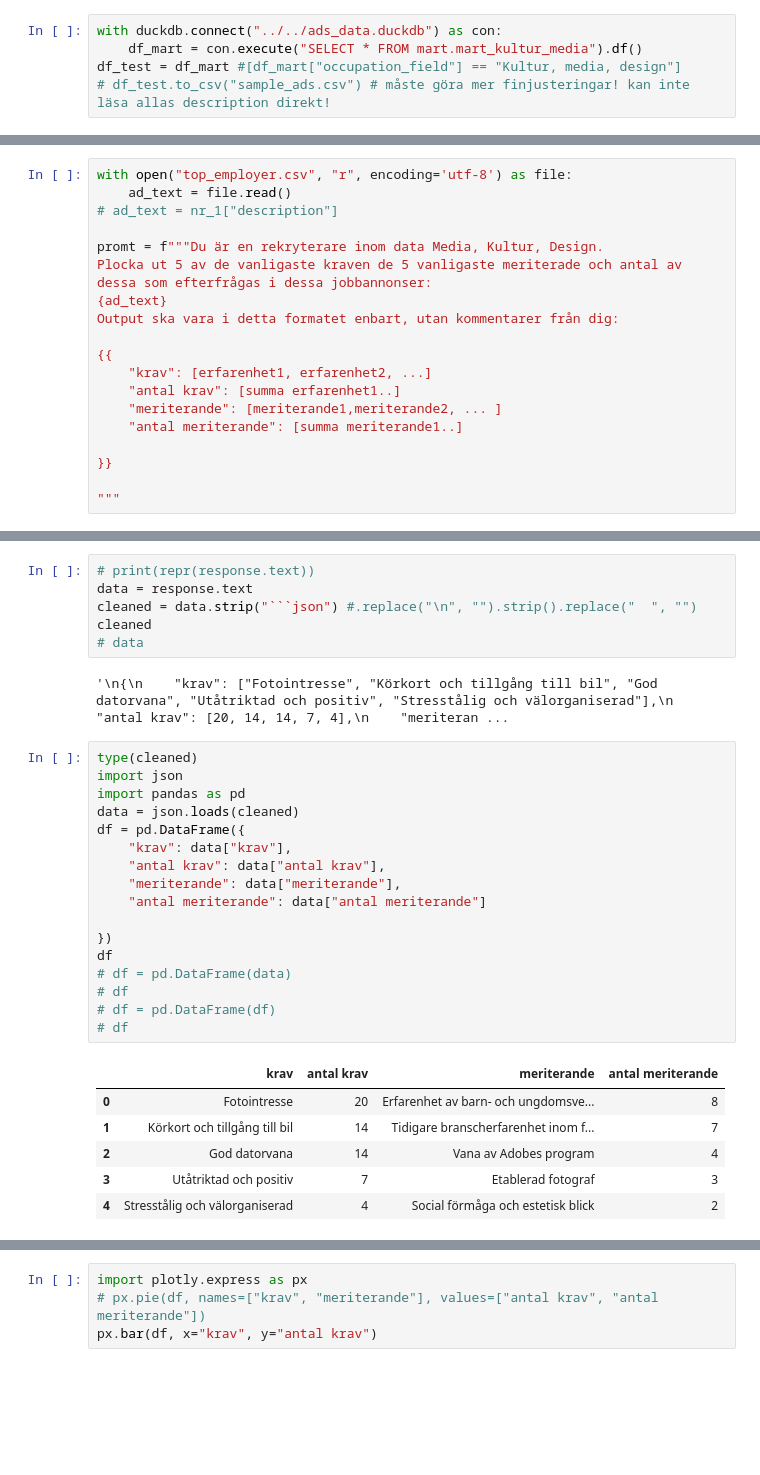
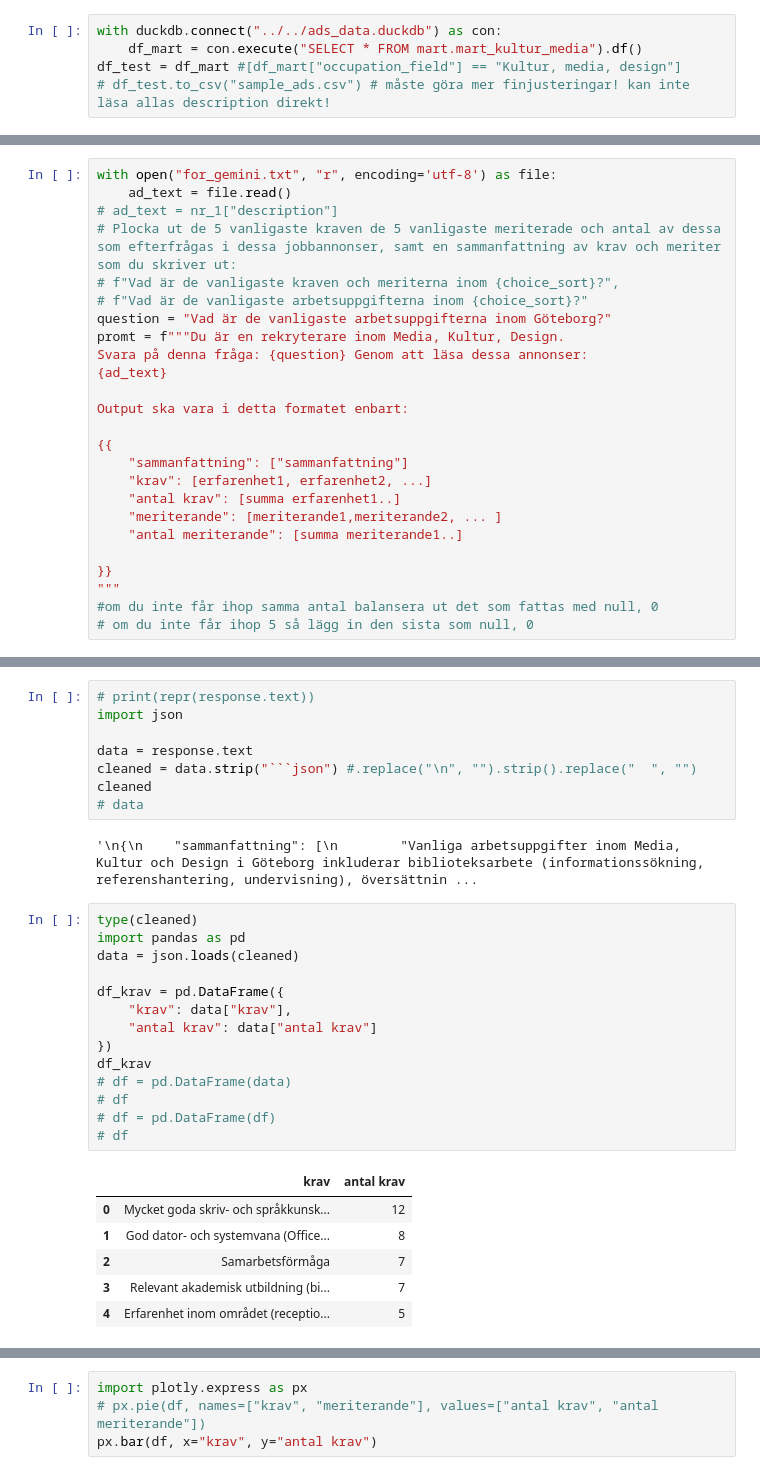
Before and after one commit to Natali-Dev/AI_2_group_project, a Jupyter notebook: dashboard/kultur_dashboard/LLM.ipynb, the cells around one changed output, grey strips where cells are left out. Drawn from its saved outputs; the diff is of its cells as text; blank space fills up the shorter version.

Commit message:
fixed gemini, changing layout for dashboard

````diff
--- a/dashboard/kultur_dashboard/LLM.ipynb
+++ b/dashboard/kultur_dashboard/LLM.ipynb
@@ -58,22 +65,28 @@ df_test.reset_index()
 # %%
-with open("top_employer.csv", "r", encoding='utf-8') as file:
+with open("for_gemini.txt", "r", encoding='utf-8') as file:
     ad_text = file.read()
 # ad_text = nr_1["description"]
+# Plocka ut de 5 vanligaste kraven de 5 vanligaste meriterade och antal av dessa som efterfrågas i dessa jobbannonser, samt en sammanfattning av krav och meriter som du skriver ut:
+# f"Vad är de vanligaste kraven och meriterna inom {choice_sort}?",
+# f"Vad är de vanligaste arbetsuppgifterna inom {choice_sort}?"
+question = "Vad är de vanligaste arbetsuppgifterna inom Göteborg?"
+promt = f"""Du är en rekryterare inom Media, Kultur, Design.
+Svara på denna fråga: {question} Genom att läsa dessa annonser:
+{ad_text}
 
-promt = f"""Du är en rekryterare inom data Media, Kultur, Design.
-Plocka ut 5 av de vanligaste kraven de 5 vanligaste meriterade och antal av dessa som efterfrågas i dessa jobbannonser:
-{ad_text}
-Output ska vara i detta formatet enbart, utan kommentarer från dig:
+Output ska vara i detta formatet enbart:
 
 {{
+    "sammanfattning": ["sammanfattning"]
     "krav": [erfarenhet1, erfarenhet2, ...]
     "antal krav": [summa erfarenhet1..]
     "meriterande": [meriterande1,meriterande2, ... ]
     "antal meriterande": [summa meriterande1..]
 
 }}
-
 """
+#om du inte får ihop samma antal balansera ut det som fattas med null, 0
+# om du inte får ihop 5 så lägg in den sista som null, 0
 # %%
 response = client.models.generate_content(
     model="gemini-2.0-flash", contents=promt
@@ -90,33 +112,32 @@ print(response.text)
 ```
 # %%
 # print(repr(response.text))
+import json
+
 data = response.text
 cleaned = data.strip("```json") #.replace("\n", "").strip().replace("  ", "")
 cleaned
 # data
 # %% [output]
-'\n{\n    "krav": ["Fotointresse", "Körkort och tillgång till bil", "God datorvana", "Utåtriktad och positiv", "Stresstålig och välorganiserad"],\n    "antal krav": [20, 14, 14, 7, 4],\n    "meriteran ...
+'\n{\n    "sammanfattning": [\n        "Vanliga arbetsuppgifter inom Media, Kultur och Design i Göteborg inkluderar biblioteksarbete (informationssökning, referenshantering, undervisning), översättnin ...
 # %%
 type(cleaned)
-import json
 import pandas as pd
 data = json.loads(cleaned)
-df = pd.DataFrame({
+
+df_krav = pd.DataFrame({
     "krav": data["krav"],
-    "antal krav": data["antal krav"],
-    "meriterande": data["meriterande"],
-    "antal meriterande": data["antal meriterande"]
-
+    "antal krav": data["antal krav"]
 })
-df
+df_krav
 # df = pd.DataFrame(data)
 # df
 # df = pd.DataFrame(df)
 # df
 # %% [output]
-|  | krav | antal krav | meriterande | antal meriterande |
-| 0 | Fotointresse | 20 | Erfarenhet av barn- och ungdomsve... | 8 |
-| 1 | Körkort och tillgång till bil | 14 | Tidigare branscherfarenhet inom f... | 7 |
-| 2 | God datorvana | 14 | Vana av Adobes program | 4 |
-| 3 | Utåtriktad och positiv | 7 | Etablerad fotograf | 3 |
-| 4 | Stresstålig och välorganiserad | 4 | Social förmåga och estetisk blick | 2 |
+|  | krav | antal krav |
+| 0 | Mycket goda skriv- och språkkunsk... | 12 |
+| 1 | God dator- och systemvana (Office... | 8 |
+| 2 | Samarbetsförmåga | 7 |
+| 3 | Relevant akademisk utbildning (bi... | 7 |
+| 4 | Erfarenhet inom området (receptio... | 5 |
````
Also changed, not shown: parts of 8 cells of this notebook, 8 other files.
